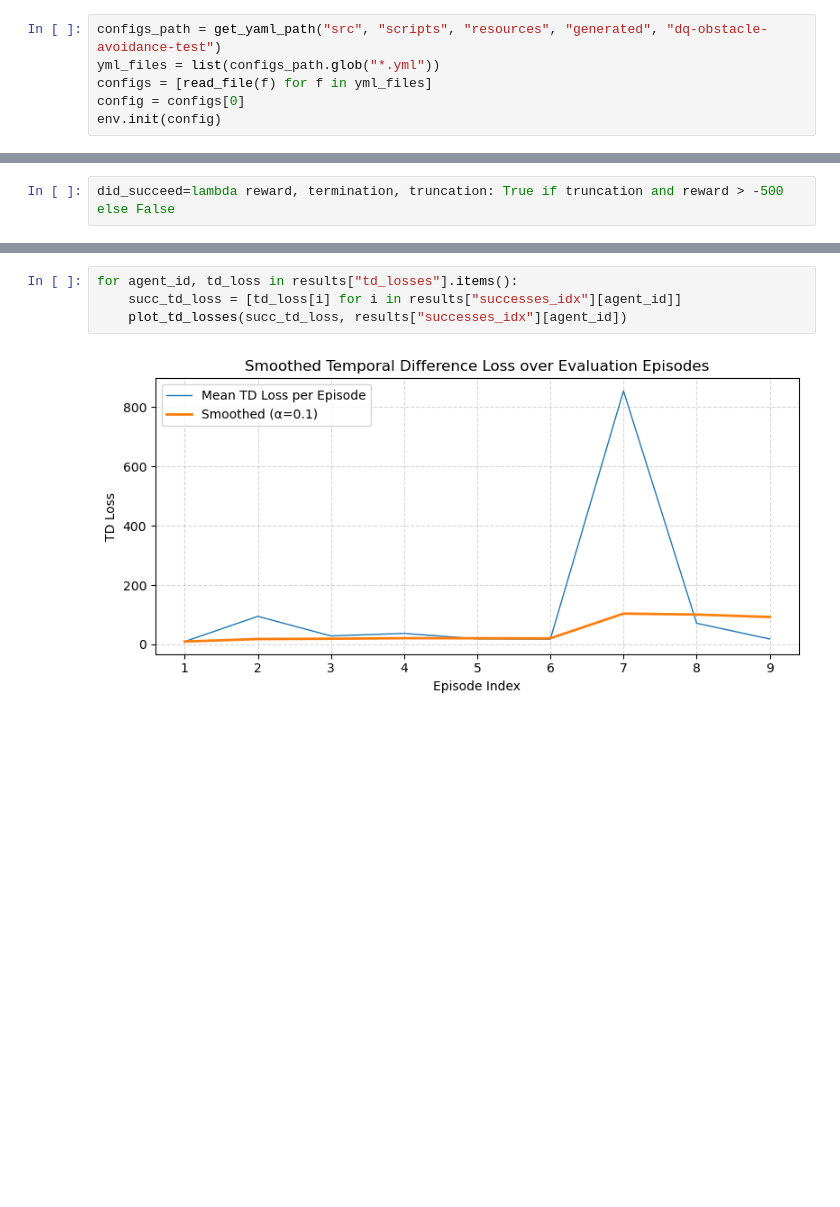
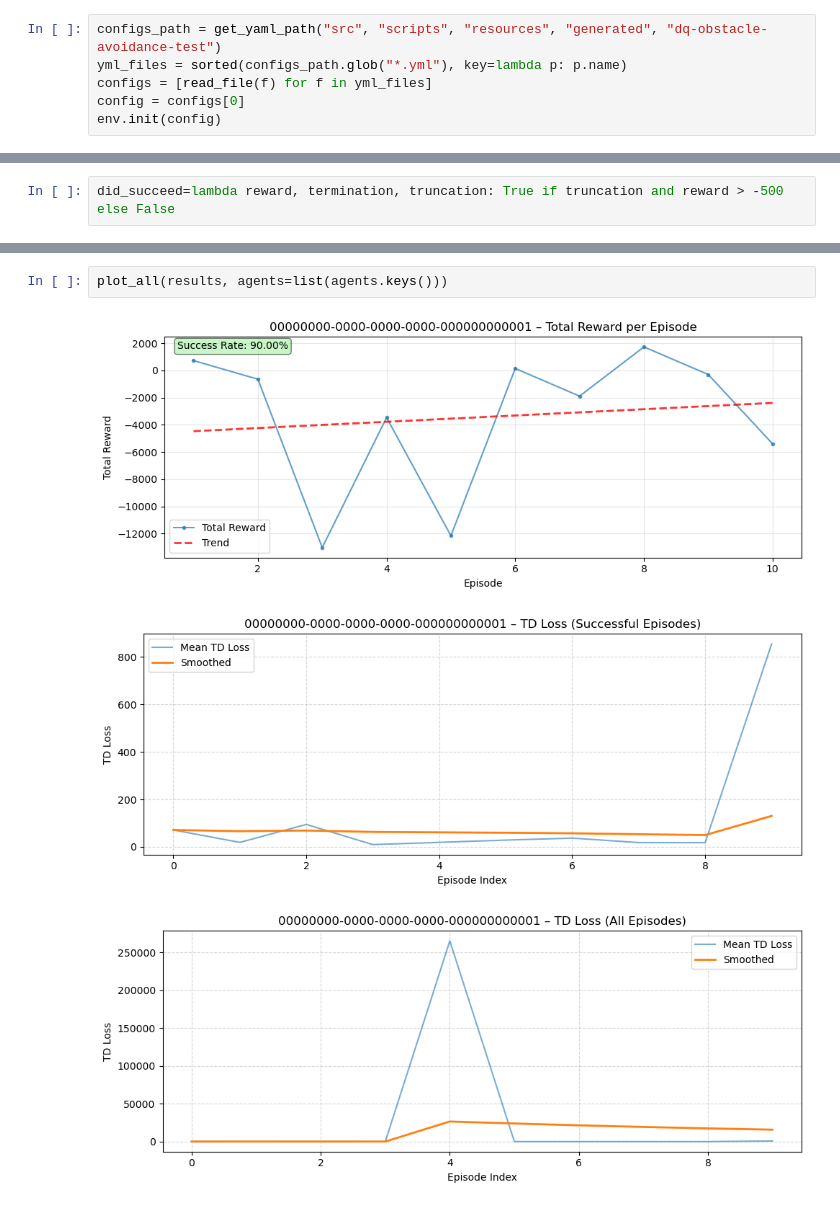
Before and after one commit to Scala-Robotics-Simulator/PPS-22-srs, a Jupyter notebook: python/src/notebooks/deep-q-learning/evaluate_dq_agent.ipynb, the cells around one changed output, grey strips where cells are left out. Drawn from its saved outputs; the diff is of its cells as text; blank space fills up the shorter version.

Commit message:
feat: add results plotting utilities

```diff
--- a/python/src/notebooks/deep-q-learning/evaluate_dq_agent.ipynb
+++ b/python/src/notebooks/deep-q-learning/evaluate_dq_agent.ipynb
@@ -32,6 +32,6 @@ env.connect_to_client()
 # %%
 configs_path = get_yaml_path("src", "scripts", "resources", "generated", "dq-obstacle-avoidance-test")
-yml_files = list(configs_path.glob("*.yml"))
+yml_files = sorted(configs_path.glob("*.yml"), key=lambda p: p.name)
 configs = [read_file(f) for f in yml_files]
 config = configs[0]
 env.init(config)
@@ -83,6 +120,6 @@ successes_idx:          {'00000000-0000-0000-0000-000000000001': [1, 2, 3, 4, 5,
-# %%
-for agent_id, td_loss in results["td_losses"].items():
-    succ_td_loss = [td_loss[i] for i in results["successes_idx"][agent_id]]
-    plot_td_losses(succ_td_loss, results["successes_idx"][agent_id])
-# %% [output]
-[figure, removed]
+# %%
+plot_all(results, agents=list(agents.keys()))
+# %% [output]
+[figure, added]
+[figure, added]
+[figure, added]
```
Also changed, not shown: parts of 8 cells of this notebook, 6 other files.
